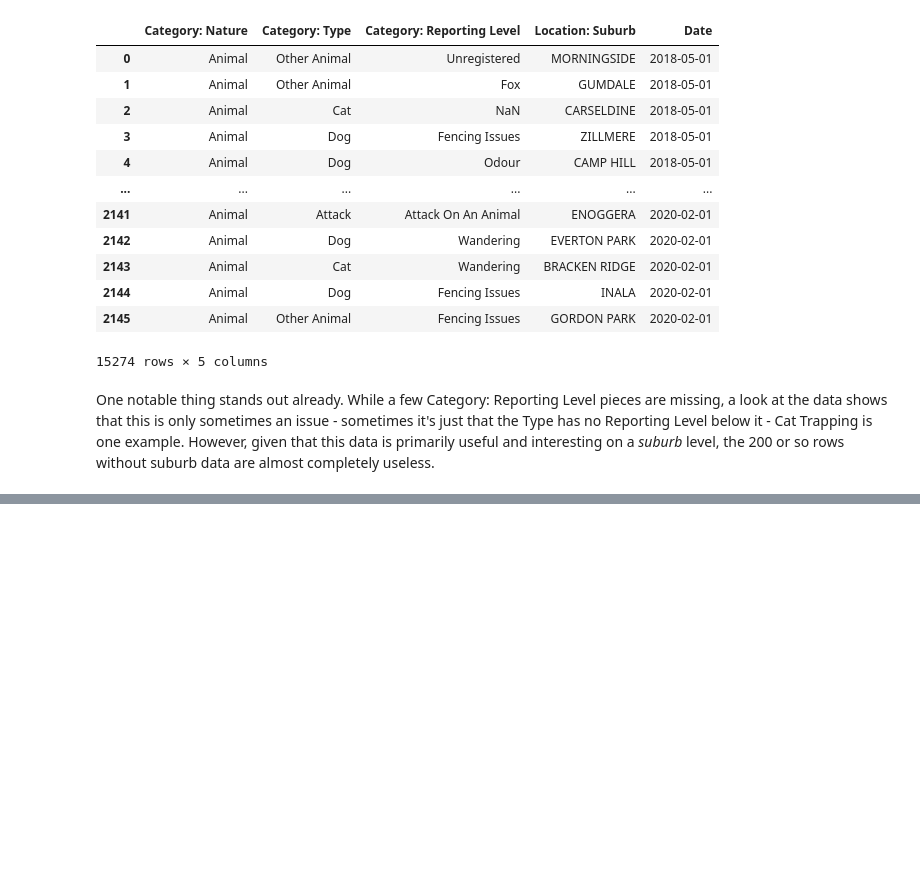
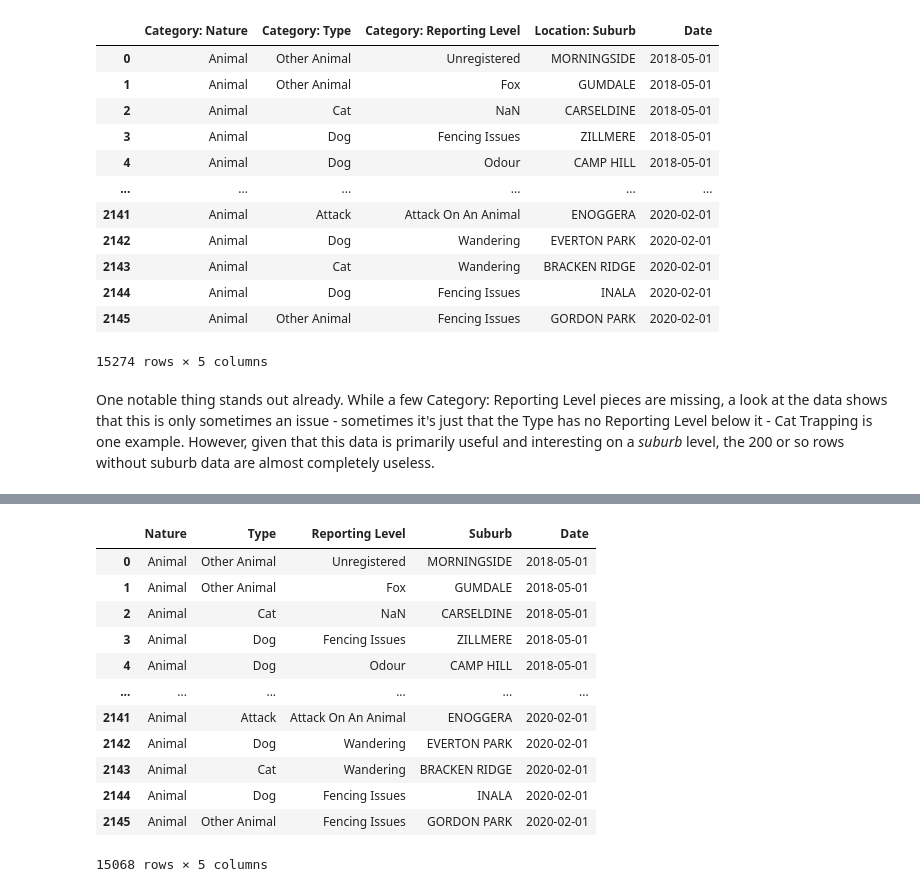
Before and after one commit to jkwaser/animal-complaints, a Jupyter notebook: AnimalComplaints.ipynb, the cells around one changed output, grey strips where cells are left out. Cells and saved outputs as stored; diff of their text form; code cells hidden in the pictures; blank space fills up the shorter version.

```diff
--- a/AnimalComplaints.ipynb
+++ b/AnimalComplaints.ipynb
@@ -82,0 +101,21 @@ jan18_to_mar_20.to_csv("jan18_to_mar_20.csv", index=False)
+# %%
+jan18_to_mar_20.rename(columns={'Category: Nature' : 'Nature', 'Category: Type' : 'Type',
+                               'Category: Reporting Level' : 'Reporting Level', 'Location: Suburb' : 'Suburb'}, inplace=True)
+# %%
+jan18_to_mar_20 = jan18_to_mar_20[jan18_to_mar_20["Suburb"].notnull()]
+# %%
+jan18_to_mar_20
+# %% [output]
+|  | Nature | Type | Reporting Level | Suburb | Date |
+| 0 | Animal | Other Animal | Unregistered | MORNINGSIDE | 2018-05-01 |
+| 1 | Animal | Other Animal | Fox | GUMDALE | 2018-05-01 |
+| 2 | Animal | Cat | NaN | CARSELDINE | 2018-05-01 |
+| 3 | Animal | Dog | Fencing Issues | ZILLMERE | 2018-05-01 |
+| 4 | Animal | Dog | Odour | CAMP HILL | 2018-05-01 |
+| ... | ... | ... | ... | ... | ... |
+| 2141 | Animal | Attack | Attack On An Animal | ENOGGERA | 2020-02-01 |
+| 2142 | Animal | Dog | Wandering | EVERTON PARK | 2020-02-01 |
+| 2143 | Animal | Cat | Wandering | BRACKEN RIDGE | 2020-02-01 |
+| 2144 | Animal | Dog | Fencing Issues | INALA | 2020-02-01 |
+| 2145 | Animal | Other Animal | Fencing Issues | GORDON PARK | 2020-02-01 |
+15068 rows × 5 columns
```
Also changed, not shown: parts of 8 cells of this notebook, 2 other files.
